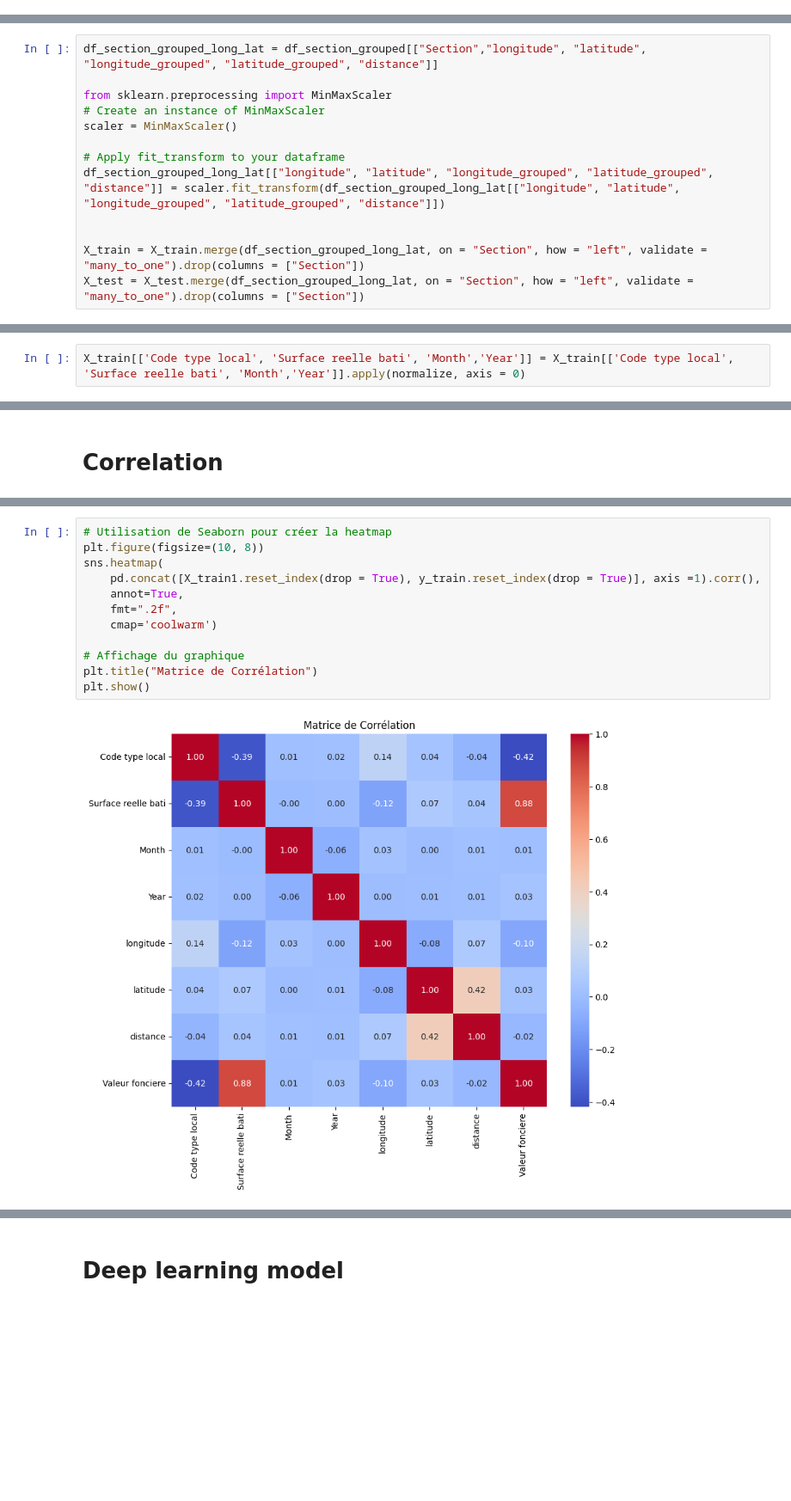
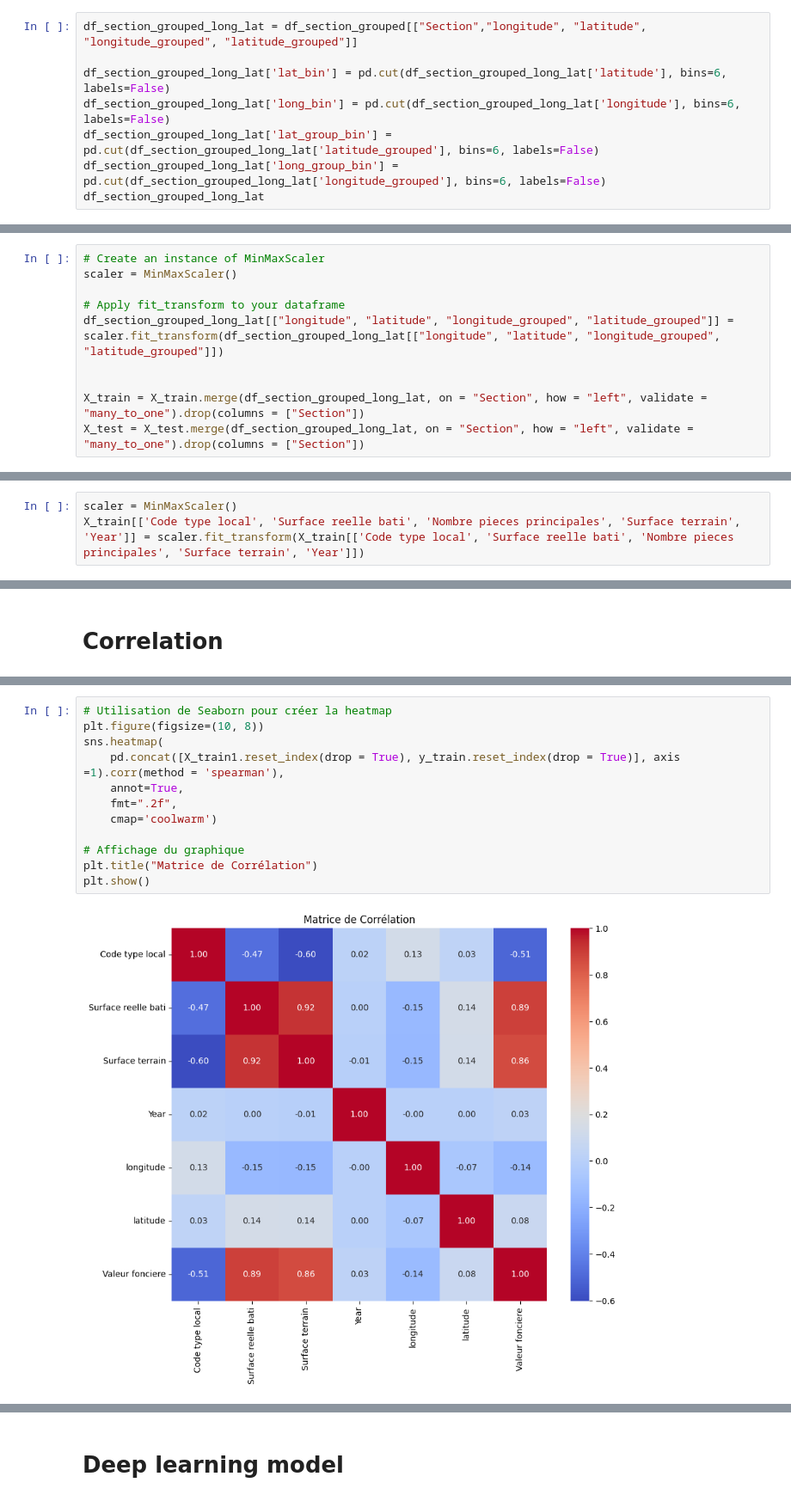
Before and after one commit to aelhirech/bdx_immo_deep_learn, a Jupyter notebook: programme.ipynb, the cells around one changed output, grey strips where cells are left out. Shown: that part at 86% size. Saved outputs shown, nothing was run; the diff lists cells and outputs as text; blank space fills up the shorter version.

```diff
--- a/programme.ipynb
+++ b/programme.ipynb
@@ -389,0 +355,8 @@ show(p)
+# %%
+df_section_grouped_long_lat = df_section_grouped[["Section","longitude", "latitude", "longitude_grouped", "latitude_grouped"]]
+
+df_section_grouped_long_lat['lat_bin'] = pd.cut(df_section_grouped_long_lat['latitude'], bins=6, labels=False)
+df_section_grouped_long_lat['long_bin'] = pd.cut(df_section_grouped_long_lat['longitude'], bins=6, labels=False)
+df_section_grouped_long_lat['lat_group_bin'] = pd.cut(df_section_grouped_long_lat['latitude_grouped'], bins=6, labels=False)
+df_section_grouped_long_lat['long_group_bin'] = pd.cut(df_section_grouped_long_lat['longitude_grouped'], bins=6, labels=False)
+df_section_grouped_long_lat
@@ -390,12 +415,9 @@ show(p)
 # %%
-df_section_grouped_long_lat = df_section_grouped[["Section","longitude", "latitude", "longitude_grouped", "latitude_grouped", "distance"]]
-
-from sklearn.preprocessing import MinMaxScaler
 # Create an instance of MinMaxScaler
 scaler = MinMaxScaler()
 
 # Apply fit_transform to your dataframe
-df_section_grouped_long_lat[["longitude", "latitude", "longitude_grouped", "latitude_grouped", "distance"]] = scaler.fit_transform(df_section_grouped_long_lat[["longitude", "latitude", "longitude_grouped", "latitude_grouped", "distance"]])
+df_section_grouped_long_lat[["longitude", "latitude", "longitude_grouped", "latitude_grouped"]] = scaler.fit_transform(df_section_grouped_long_lat[["longitude", "latitude", "longitude_grouped", "latitude_grouped"]])
 
 
 X_train = X_train.merge(df_section_grouped_long_lat, on = "Section", how = "left", validate = "many_to_one").drop(columns = ["Section"])
@@ -455,4 +433,2 @@ plt.show()
 # %% [markdown]
 # Normalize not Geospatial data
-# %%
-X_train[['Code type local', 'Surface reelle bati', 'Month','Year']] = X_train[['Code type local', 'Surface reelle bati', 'Month','Year']].apply(normalize, axis = 0)
@@ -459,3 +442,6 @@ X_train[['Code type local', 'Surface reelle bati', 'Month','Year']] = X_train[['
+# %%
+scaler = MinMaxScaler()
+X_train[['Code type local', 'Surface reelle bati', 'Nombre pieces principales', 'Surface terrain', 'Year']] = scaler.fit_transform(X_train[['Code type local', 'Surface reelle bati', 'Nombre pieces principales', 'Surface terrain', 'Year']])
 # %% [markdown]
 # New train 2 Dataset section grouped and section not grouped
 # %%
@@ -469,14 +472,14 @@ X_test2 = X_test.drop(columns = ["longitude", "latitude"])
 # %%
 # Utilisation de Seaborn pour créer la heatmap
 plt.figure(figsize=(10, 8))
 sns.heatmap(
-    pd.concat([X_train1.reset_index(drop = True), y_train.reset_index(drop = True)], axis =1).corr(),
+    pd.concat([X_train1.reset_index(drop = True), y_train.reset_index(drop = True)], axis =1).corr(method = 'spearman'),
     annot=True,
     fmt=".2f",
     cmap='coolwarm')
 
 # Affichage du graphique
 plt.title("Matrice de Corrélation")
 plt.show()
 # %% [output]
-[figure, old version]
+[figure, new version]
```
Also changed, not shown: parts of 24 cells of this notebook.
